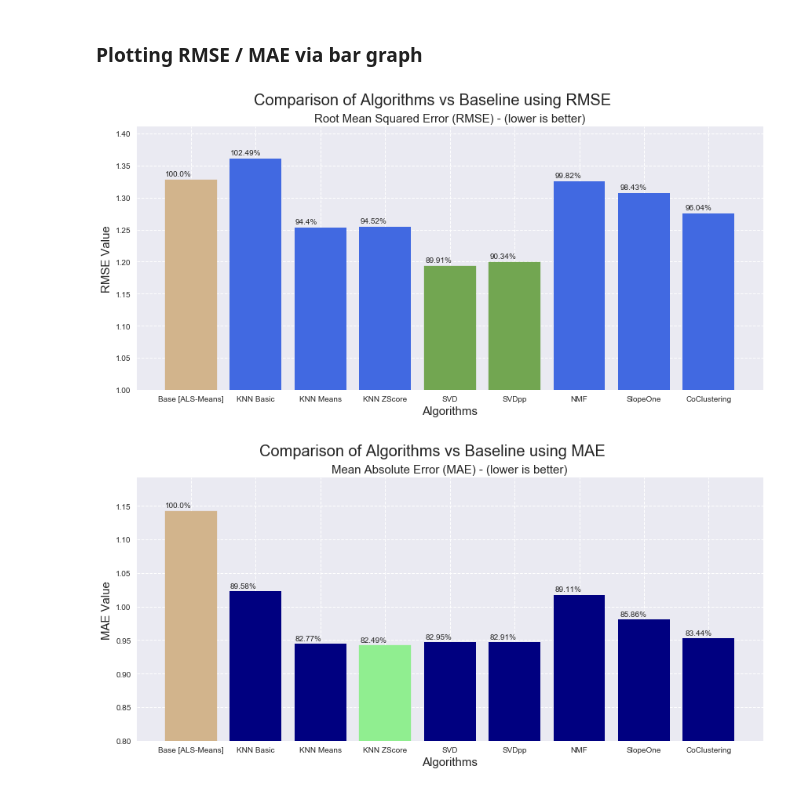
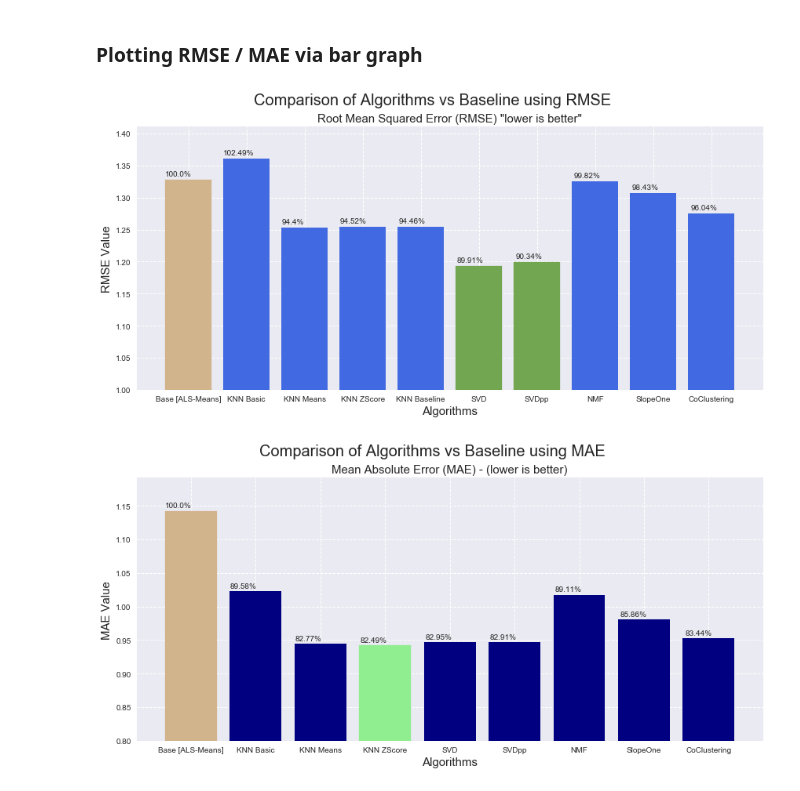
Before and after one commit to mik3up/yelp_recommender_old, a Jupyter notebook: src/Modelling.ipynb, the cells around one changed output. Cells and saved outputs as stored; diff of their text form; code cells hidden in the pictures.

```diff
--- a/src/Modelling.ipynb
+++ b/src/Modelling.ipynb
@@ -568,32 +619,35 @@ mae_cv = [round(res['test_mae'].mean(), 4) for res in all_algos_cv]
 x_algo = ['Base [ALS-Means]']+x_algo
 rmse_cv = [1.3274]+rmse_cv
 mae_cv = [1.1416]+mae_cv
+# %%
+## hardcoded rmse
+x_algo = ['Base [ALS-Means]', 'KNN Basic', 'KNN Means', 'KNN ZScore', 'KNN Baseline', 'SVD', 'SVDpp', 'NMF', 'SlopeOne', 'CoClustering']
+rmse_cv = [1.3274, 1.3605, 1.2531, 1.2546, 1.2538, 1.1934, 1.1992, 1.325, 1.3065, 1.2749]
 # %%
 fig, ax = plt.subplots(1,1, figsize=(12,6))
 fig.suptitle('Comparison of Algorithms vs Baseline using RMSE', fontsize=20, verticalalignment='top')
-ax.set_title('Root Mean Squared Error (RMSE) - (lower is better)', loc='center', fontsize=15)
+ax.set_title('Root Mean Squared Error (RMSE) "lower is better"', loc='center', fontsize=15)
 c = ax.bar(x_algo, rmse_cv, label='RMSE', color='royalblue')
 c[0].set_color('tan')
-c[4].set_color('#72A651')
 c[5].set_color('#72A651')
+c[6].set_color('#72A651')
 ax.set_ylim(bottom=1.0, top=max(rmse_cv)+.05)
-# ax[0].plot(x_algo, rmse_cv, label='RMSE', color='darkred', marker='o')
 ax.set_xlabel('Algorithms', fontsize=15)
 ax.set_ylabel('RMSE Value', fontsize=15)
 ax.grid(ls='dashed')
 
 # annotate bar graph 1
 base0=1.3274
 percent0 = [round(n/base0*100,2) for n in rmse_cv]
 for i,p in enumerate(ax.patches):
     ax.annotate(str(percent0[i])+'%', (p.get_x() * 1.005, p.get_height() * 1.005))
 
 plt.tight_layout()
 fig.subplots_adjust(top=.88)
 plt.savefig('../img/rmse_barchart.png', dpi=350, alpha=0)
 plt.show();
 # %% [output]
-[figure, old version]
+[figure, new version]
 # %%
 # ax[1].set_title('Comparison of Algorithms on MAE', loc='center', fontsize=15)
 fig, ax = plt.subplots(1,1, figsize=(12,6))
```
Also changed, not shown: parts of 82 cells of this notebook, 1 other file.
